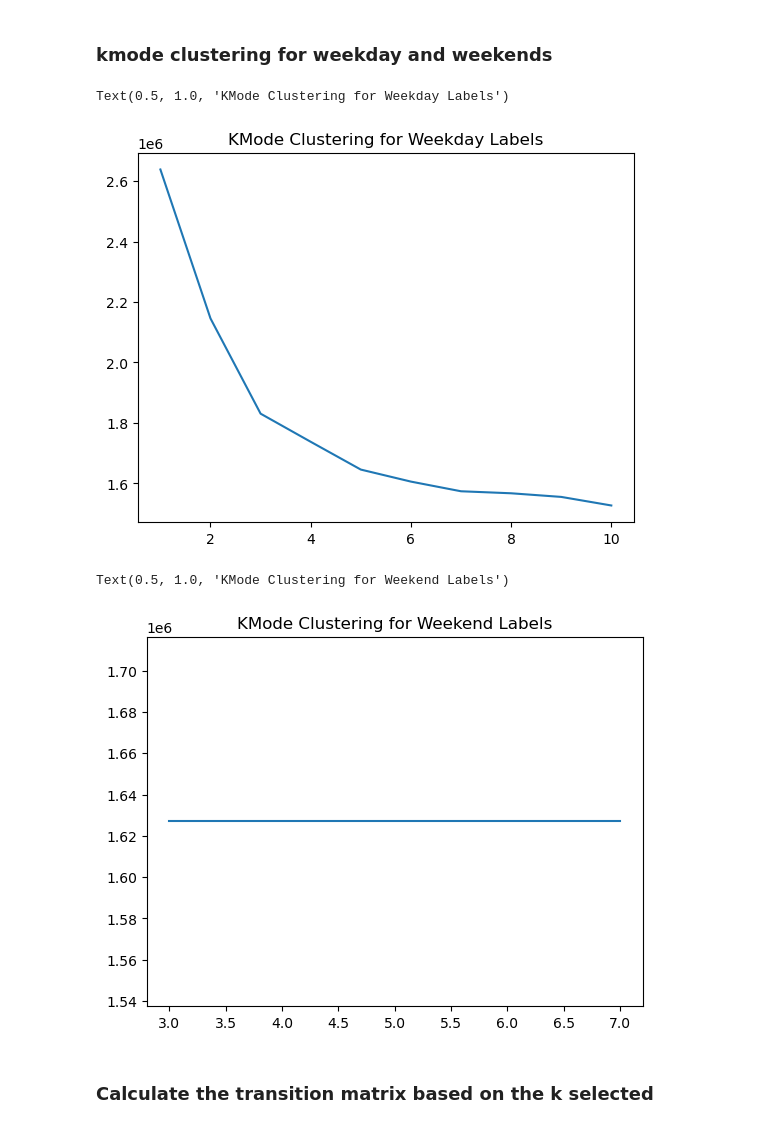
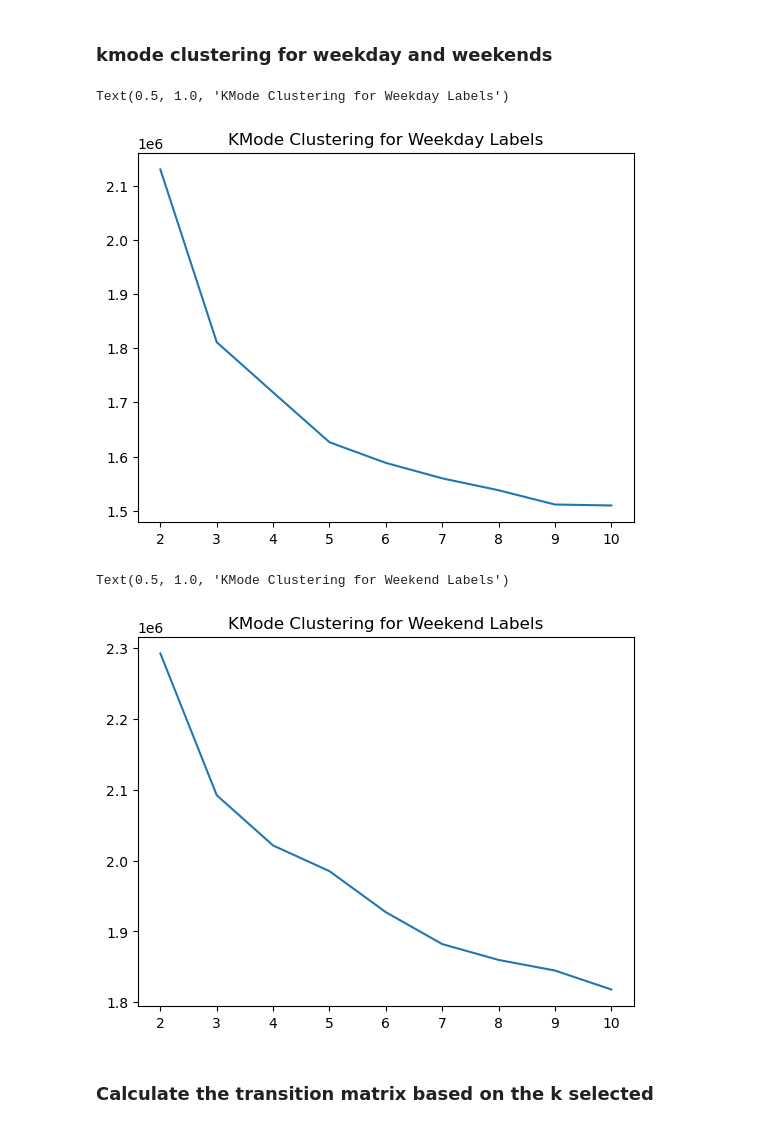
Before and after one commit to caoalbert/humob, a Jupyter notebook: code.ipynb, the cells around one changed output. Drawn from its saved outputs; the diff is of its cells as text; code cells hidden in the pictures.

Commit message:
clustering explained variance plots

```diff
--- a/code.ipynb
+++ b/code.ipynb
@@ -138,17 +138,17 @@ for k in tqdm(np.arange(2,11)):
     kmode2.fit_predict(weekend_label_array)
     cost2.append(kmode2.cost_)
 # %%
-plt.plot(np.arange(1,11), cost)
+plt.plot(np.arange(2,11), cost)
 plt.title('KMode Clustering for Weekday Labels')
 # %% [output]
 Text(0.5, 1.0, 'KMode Clustering for Weekday Labels')
-[figure, old version]
+[figure, new version]
 # %%
-plt.plot([3,5,7], cost2)
+plt.plot(np.arange(2,11), cost2)
 plt.title('KMode Clustering for Weekend Labels')
 # %% [output]
 Text(0.5, 1.0, 'KMode Clustering for Weekend Labels')
-[figure, old version]
+[figure, new version]
 # %% [markdown]
 ### Calculate the transition matrix based on the k selected
 # %%
```
